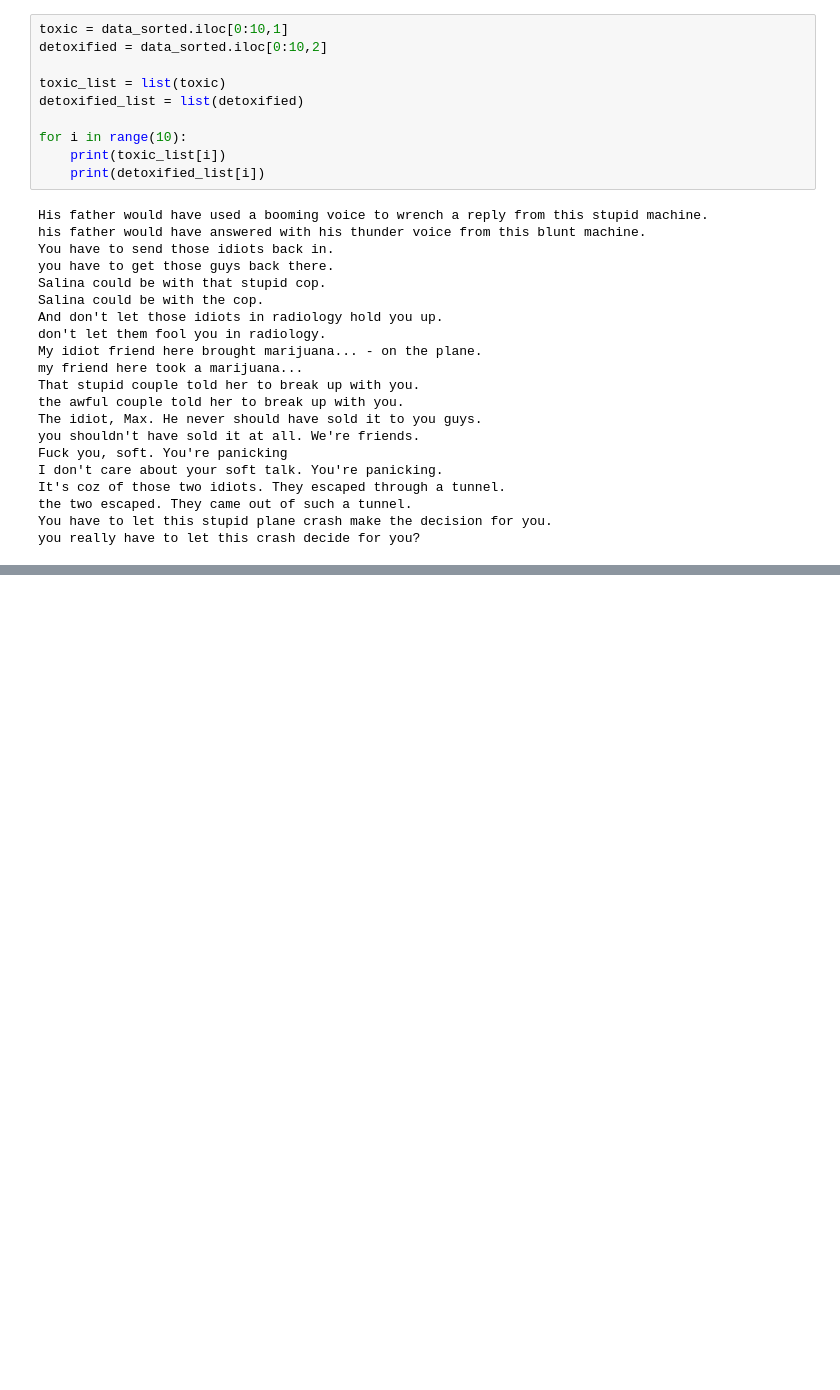
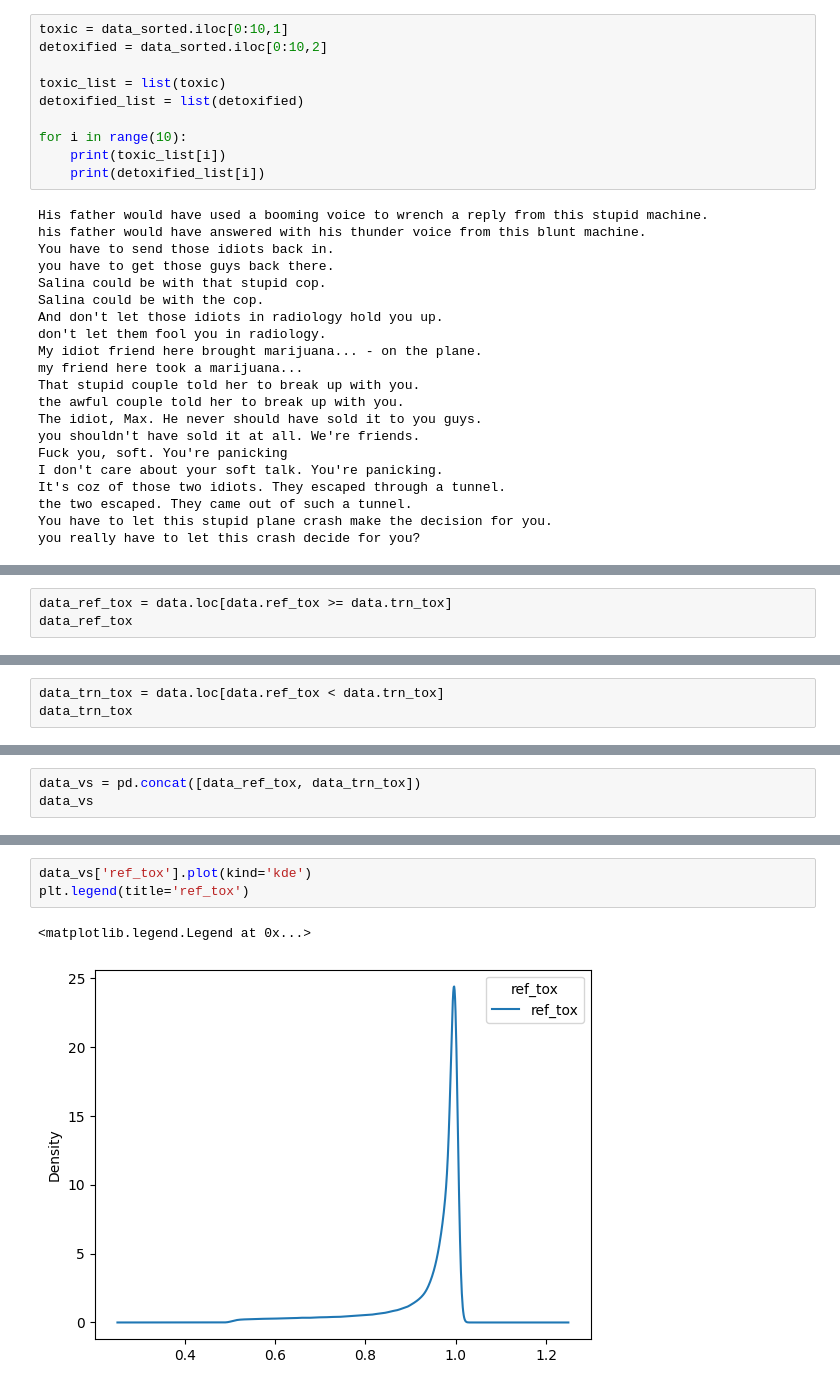
Before and after one commit to simply-pleb/SP-Text-Detoxification, a Jupyter notebook: notebooks/explore-data.ipynb, the cells around one changed output, grey strips where cells are left out. Cells and saved outputs as stored; diff of their text form; blank space fills up the shorter version.

Commit message:
explore data

```diff
--- a/notebooks/explore-data.ipynb
+++ b/notebooks/explore-data.ipynb
@@ -103,0 +133,3 @@ you really have to let this crash decide for you?
+# %%
+data_ref_tox = data.loc[data.ref_tox >= data.trn_tox]
+data_ref_tox
@@ -103,0 +150,3 @@ you really have to let this crash decide for you?
+# %%
+data_trn_tox = data.loc[data.ref_tox < data.trn_tox]
+data_trn_tox
@@ -103,0 +199,3 @@ you really have to let this crash decide for you?
+# %%
+data_vs = pd.concat([data_ref_tox, data_trn_tox])
+data_vs
@@ -103,0 +247,6 @@ you really have to let this crash decide for you?
+# %%
+data_vs['ref_tox'].plot(kind='kde')
+plt.legend(title='ref_tox')
+# %% [output]
+<matplotlib.legend.Legend at 0x...>
+[figure, added]
```
Also changed, not shown: parts of 33 cells of this notebook.
